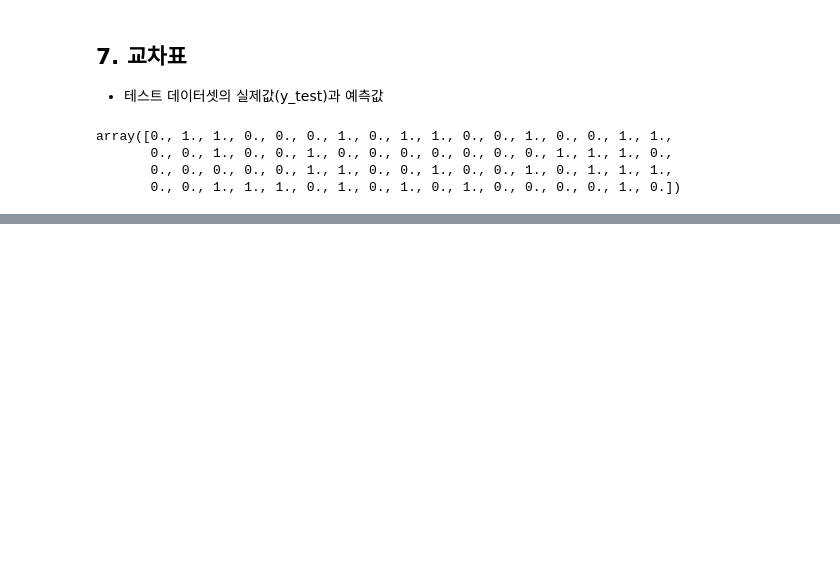
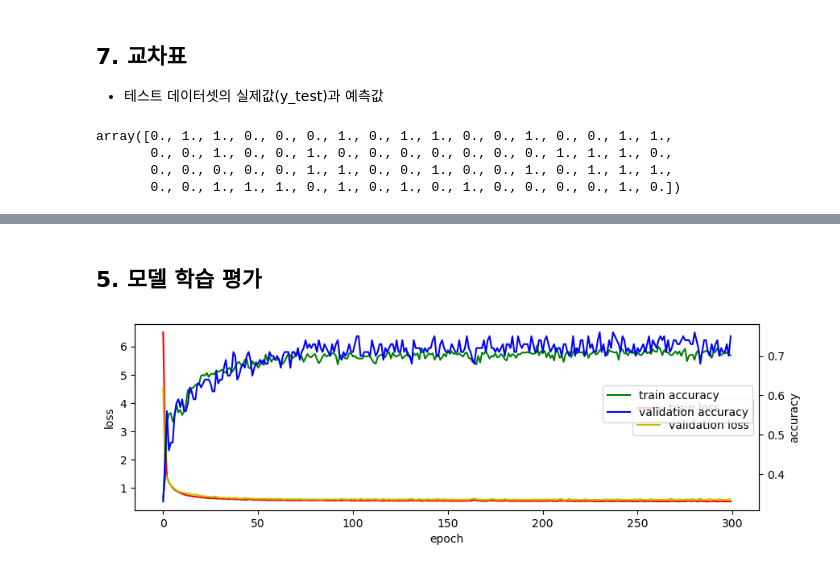
Before and after one commit to yeonhwa88/aidiary, a Jupyter notebook: source/08_DeepLearning/06_피마인디언 당뇨병 발병 예측(로지스틱회귀분석, 분류분석).ipynb, the cells around one changed output, grey strips where cells are left out. Drawn from its saved outputs; the diff is of its cells as text; code cells hidden in the pictures; blank space fills up the shorter version.

```diff
--- a/source/08_DeepLearning/06_피마인디언 당뇨병 발병 예측(로지스틱회귀분석, 분류분석).ipynb
+++ b/source/08_DeepLearning/06_피마인디언 당뇨병 발병 예측(로지스틱회귀분석, 분류분석).ipynb
@@ -349,0 +288,6 @@ Epoch 200/200
+# %%
+# Y_train = pd.get_dummies(Y_train).values
+Y_train = utils.to_categorical(Y_train)  # Y가 숫자라서 바로 to_categorical 사용 가능(문자 시 라벨인코딩 -> 원핫인코딩)
+Y_val   = utils.to_categorical(Y_val)
+Y_test  = utils.to_categorical(Y_test)
+X_train.shape, Y_train.shape, X_val.shape, Y_val.shape, X_test.shape, Y_test.shape
@@ -349,0 +298,8 @@ Epoch 200/200
+# %%
+# 2. 모델 생성(input 8, target 2(0, 1)) : 출력층에서의 활성화함수 'softmax'
+model = Sequential()
+model.add(Input(shape=(8, )))
+model.add(Dense(units=12, activation='relu'))
+model.add(Dense(units=8,  activation='relu'))
+model.add(Dense(units=2,  activation='softmax'))
+print(model.summary())
@@ -349,0 +330,7 @@ Epoch 200/200
+# %%
+# 4. 모델 학습 : validation_data=[X_val, Y_val] 추가해서 학습
+hist = model.fit(X_train, Y_train,
+                 epochs=300,
+                 # batch_size=300,
+                 verbose=1,
+                 validation_data=[X_val, Y_val])
@@ -349,0 +355,27 @@ Epoch 200/200
+# %% [markdown]
+## 5. 모델 학습 평가
+# %%
+# 5. 모델 학습평가
+# 5-1 그래프(hist.history.keys()를 확인 후 4가지)
+# 학습과정 표시하기(validation dataset 있는 경우)
+hist.history.keys()
+
+fig, loss_ax = plt.subplots(figsize=(10, 3))
+loss_ax.plot(hist.history['loss'], 'r', label='train loss')
+loss_ax.plot(hist.history['val_loss'], 'y', label= 'validation loss')
+loss_ax.set_xlabel('epoch')
+loss_ax.set_ylabel('loss')
+
+
+acc_ax = loss_ax.twinx() # loss_ax와 x축을 공유하는 acc_ax 생성
+acc_ax.plot(hist.history['accuracy'], 'g', label='train accuracy')
+acc_ax.plot(hist.history['val_accuracy'], 'b', label='validation accuracy')
+acc_ax.set_ylabel('accuracy')
+
+loss_ax.legend(loc='center right')
+acc_ax.legend(loc='center right')
+acc_ax.legend(bbox_to_anchor=(0.999, 0.7))
+
+plt.show()
+# %% [output]
+[figure, added]
```
Also changed, not shown: parts of 46 cells of this notebook, 3 other files.
